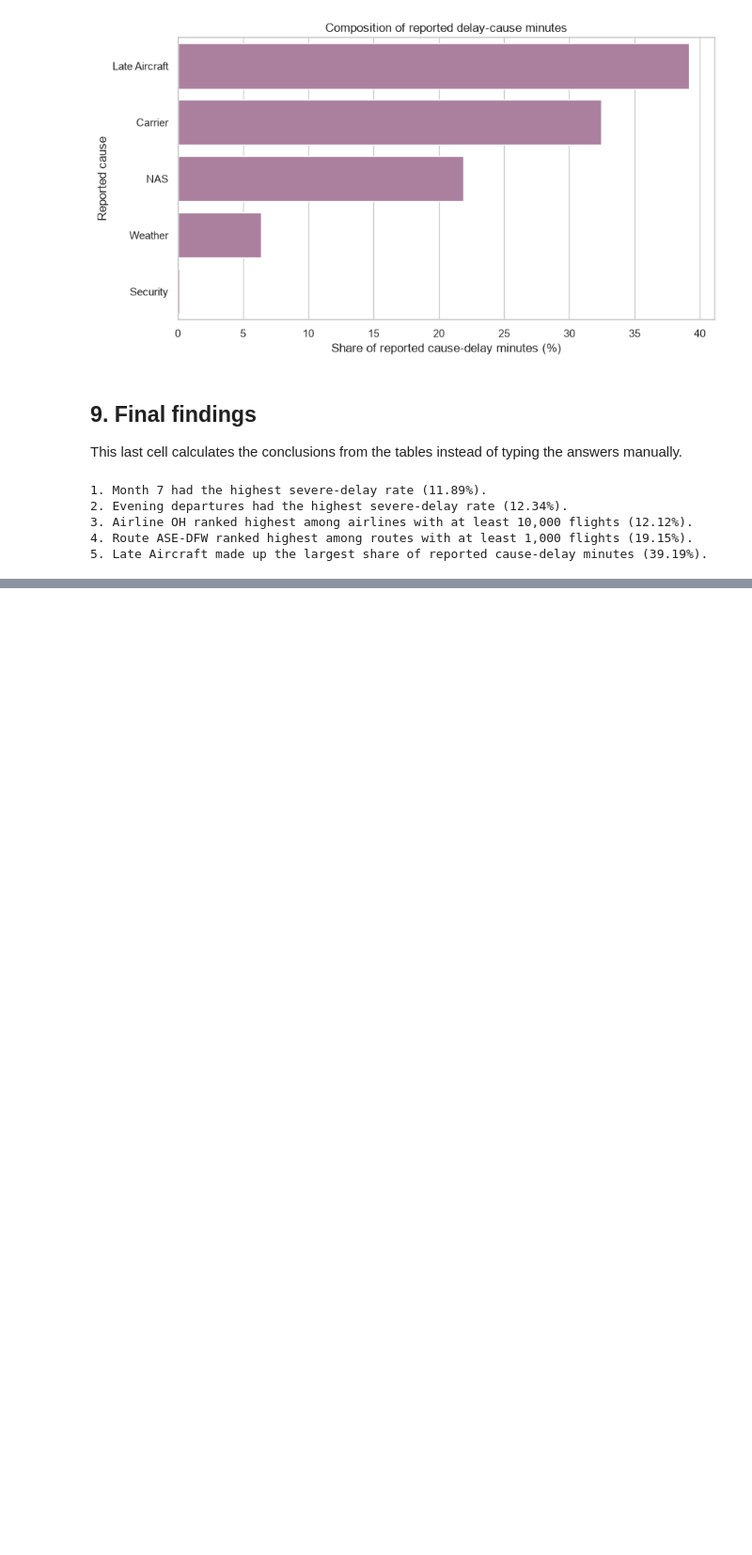
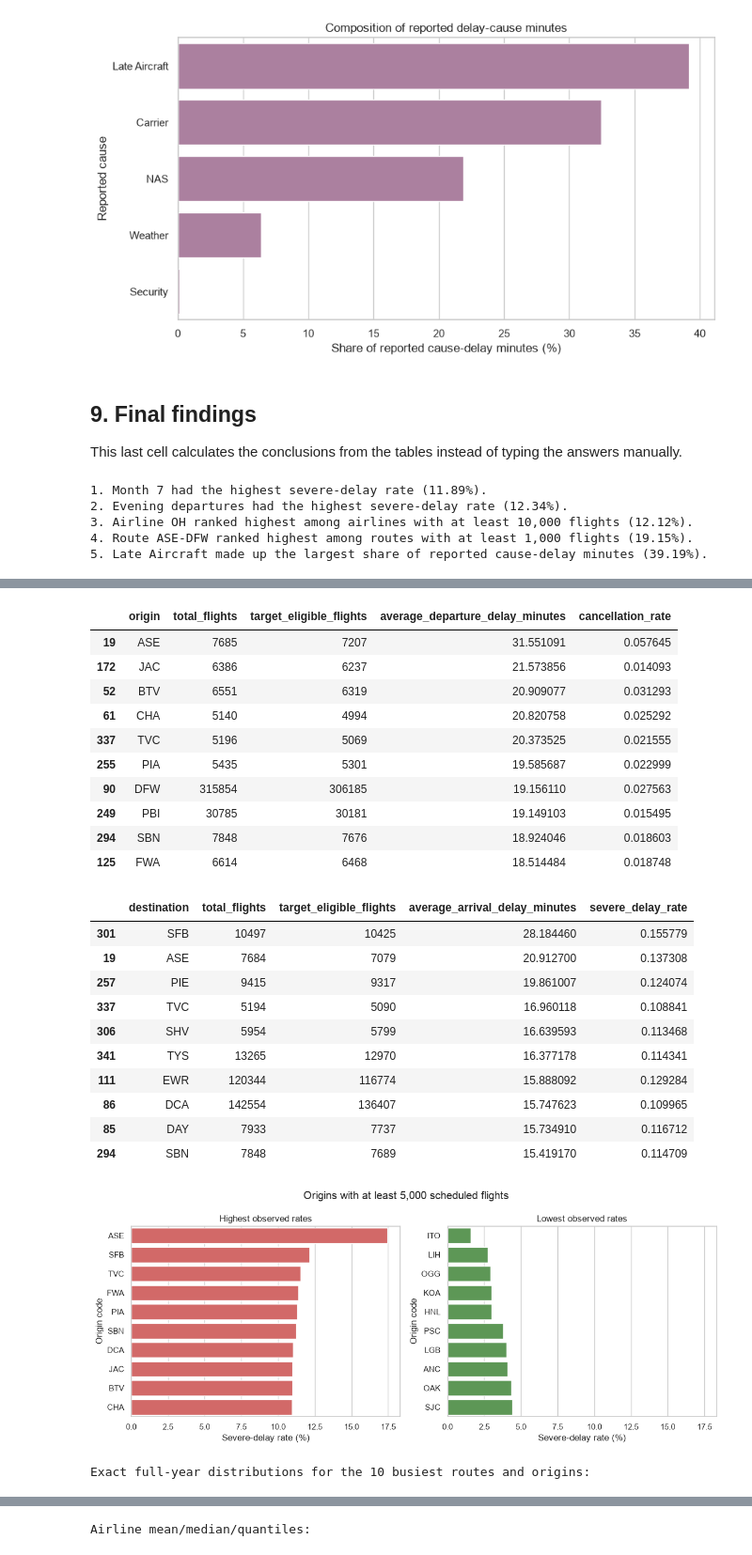
Before and after one commit to aadit19R/Airplane-ML, a Jupyter notebook: airline-delay-project/notebooks/01_beginner_eda.ipynb, the cells around one changed output, grey strips where cells are left out. Shown at 94% size. Drawn from its saved outputs; the diff is of its cells as text; code cells hidden in the pictures; blank space fills up the shorter version.

```diff
--- a/airline-delay-project/notebooks/01_beginner_eda.ipynb
+++ b/airline-delay-project/notebooks/01_beginner_eda.ipynb
@@ -243,0 +542,57 @@ print("\n".join(findings))
+# %%
+origins = pd.read_csv(TABLE_FOLDER / "origin_airport_performance.csv")
+destinations = pd.read_csv(TABLE_FOLDER / "destination_airport_performance.csv")
+origin_limit = settings["ranking_thresholds"]["airport_min_flights"]
+origin_rank = origins.loc[origins["total_flights"].ge(origin_limit)].copy()
+origin_rank["severe_percent"] = origin_rank["severe_delay_rate"] * 100
+display(origin_rank.nlargest(10, "average_departure_delay_minutes")[
+    ["origin", "total_flights", "target_eligible_flights", "average_departure_delay_minutes", "cancellation_rate"]])
+display(destinations.loc[destinations["total_flights"].ge(origin_limit)].nlargest(
+    10, "average_arrival_delay_minutes")[
+    ["destination", "total_flights", "target_eligible_flights", "average_arrival_delay_minutes", "severe_delay_rate"]])
+
+fig, axes = plt.subplots(1, 2, figsize=(12, 5))
+sns.barplot(data=origin_rank.nlargest(10, "severe_percent"), y="origin", x="severe_percent",
+            ax=axes[0], color="#E45756")
+sns.barplot(data=origin_rank.nsmallest(10, "severe_percent"), y="origin", x="severe_percent",
+            ax=axes[1], color="#54A24B")
+maximum = origin_rank["severe_percent"].max() * 1.05
+for ax in axes:
+    ax.set(xlim=(0, maximum), xlabel="Severe-delay rate (%)", ylabel="Origin code")
+axes[0].set_title("Highest observed rates")
+axes[1].set_title("Lowest observed rates")
+fig.suptitle("Origins with at least 5,000 scheduled flights")
+fig.tight_layout()
+fig.savefig(FIGURE_FOLDER / "origin_airport_comparison.png", dpi=160)
+plt.show()
+
+print("Exact full-year distributions for the 10 busiest routes and origins:")
+display(pd.read_csv(TABLE_FOLDER / "busy_route_delay_distribution.csv"))
+display(pd.read_csv(TABLE_FOLDER / "busy_origin_delay_distribution.csv"))
+print("Airline mean/median/quantiles:")
+display(pd.read_csv(TABLE_FOLDER / "airline_delay_distribution.csv"))
+# %% [output]
+|  | origin | total_flights | target_eligible_flights | average_departure_delay_minutes | cancellation_rate |
+| 19 | ASE | 7685 | 7207 | 31.551091 | 0.057645 |
+| 172 | JAC | 6386 | 6237 | 21.573856 | 0.014093 |
+| 52 | BTV | 6551 | 6319 | 20.909077 | 0.031293 |
+| 61 | CHA | 5140 | 4994 | 20.820758 | 0.025292 |
+| 337 | TVC | 5196 | 5069 | 20.373525 | 0.021555 |
+| 255 | PIA | 5435 | 5301 | 19.585687 | 0.022999 |
+| 90 | DFW | 315854 | 306185 | 19.156110 | 0.027563 |
+| 249 | PBI | 30785 | 30181 | 19.149103 | 0.015495 |
+| 294 | SBN | 7848 | 7676 | 18.924046 | 0.018603 |
+| 125 | FWA | 6614 | 6468 | 18.514484 | 0.018748 |
+|  | destination | total_flights | target_eligible_flights | average_arrival_delay_minutes | severe_delay_rate |
+| 301 | SFB | 10497 | 10425 | 28.184460 | 0.155779 |
+| 19 | ASE | 7684 | 7079 | 20.912700 | 0.137308 |
+| 257 | PIE | 9415 | 9317 | 19.861007 | 0.124074 |
+| 337 | TVC | 5194 | 5090 | 16.960118 | 0.108841 |
+| 306 | SHV | 5954 | 5799 | 16.639593 | 0.113468 |
+| 341 | TYS | 13265 | 12970 | 16.377178 | 0.114341 |
+| 111 | EWR | 120344 | 116774 | 15.888092 | 0.129284 |
+| 86 | DCA | 142554 | 136407 | 15.747623 | 0.109965 |
+| 85 | DAY | 7933 | 7737 | 15.734910 | 0.116712 |
+| 294 | SBN | 7848 | 7689 | 15.419170 | 0.114709 |
+[figure, added]
+Exact full-year distributions for the 10 busiest routes and origins:
@@ -243,0 +621 @@ print("\n".join(findings))
+Airline mean/median/quantiles:
```
Also changed, not shown: parts of 29 cells of this notebook, 17 other files.
